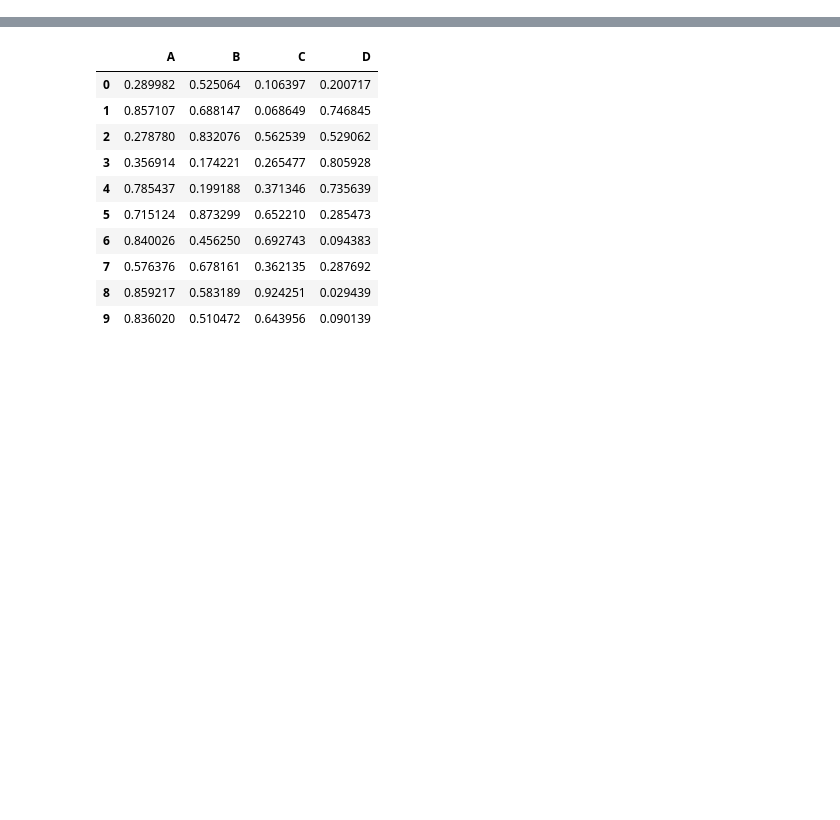
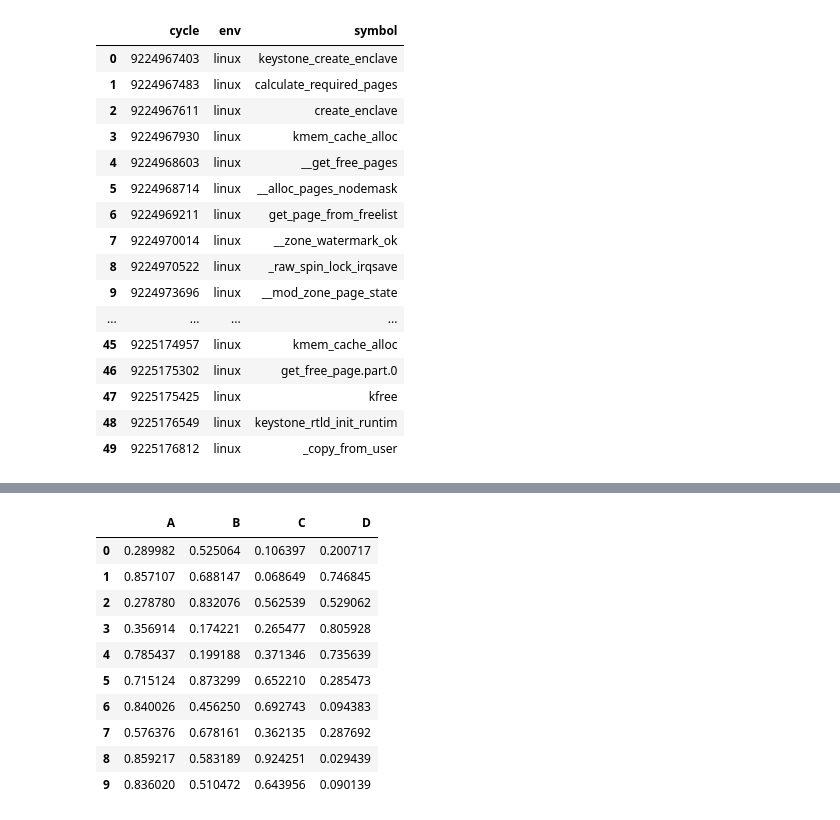
Before and after one commit to keystone-enclave/benchmarks, a Jupyter notebook: benchmark-analysis.ipynb, the cells around one changed output, grey strips where cells are left out. Drawn from its saved outputs; the diff is of its cells as text; code cells hidden in the pictures; blank space fills up the shorter version.

```diff
--- a/benchmark-analysis.ipynb
+++ b/benchmark-analysis.ipynb
@@ -1,12 +1,37 @@
 # %%
 import pandas as pd
 import matplotlib.pyplot as plt
 import numpy as np
 
 from IPython.display import display
 
-attestation = pd.read_csv("data/attestation.csv")
+# TODOs:
+# get an error bound based on the data
+# analyze trace with full symbols list
+# filter out useless symbol (or just bar chart/visualize everything)
+
+attestation = pd.read_csv("data/attestation2.csv")
 aes = pd.read_csv("data/tinyaes.csv")
+aesfull = pd.read_csv("data/tinyaesfull.csv")
+aesfull[:50]
+# %% [output]
+|  | cycle | env | symbol |
+| 0 | 9224967403 | linux | keystone_create_enclave |
+| 1 | 9224967483 | linux | calculate_required_pages |
+| 2 | 9224967611 | linux | create_enclave |
+| 3 | 9224967930 | linux | kmem_cache_alloc |
+| 4 | 9224968603 | linux | __get_free_pages |
+| 5 | 9224968714 | linux | __alloc_pages_nodemask |
+| 6 | 9224969211 | linux | get_page_from_freelist |
+| 7 | 9224970014 | linux | __zone_watermark_ok |
+| 8 | 9224970522 | linux | _raw_spin_lock_irqsave |
+| 9 | 9224973696 | linux | __mod_zone_page_state |
+| ... | ... | ... | ... |
+| 45 | 9225174957 | linux | kmem_cache_alloc |
+| 46 | 9225175302 | linux | get_free_page.part.0 |
+| 47 | 9225175425 | linux | kfree |
+| 48 | 9225176549 | linux | keystone_rtld_init_runtim |
+| 49 | 9225176812 | linux | _copy_from_user |
 # %%
 class Boundary:
     """A boundary is defined by a start and end symbol along with a name."""
```
Also changed, not shown: parts of 8 cells of this notebook, 8 other files.
